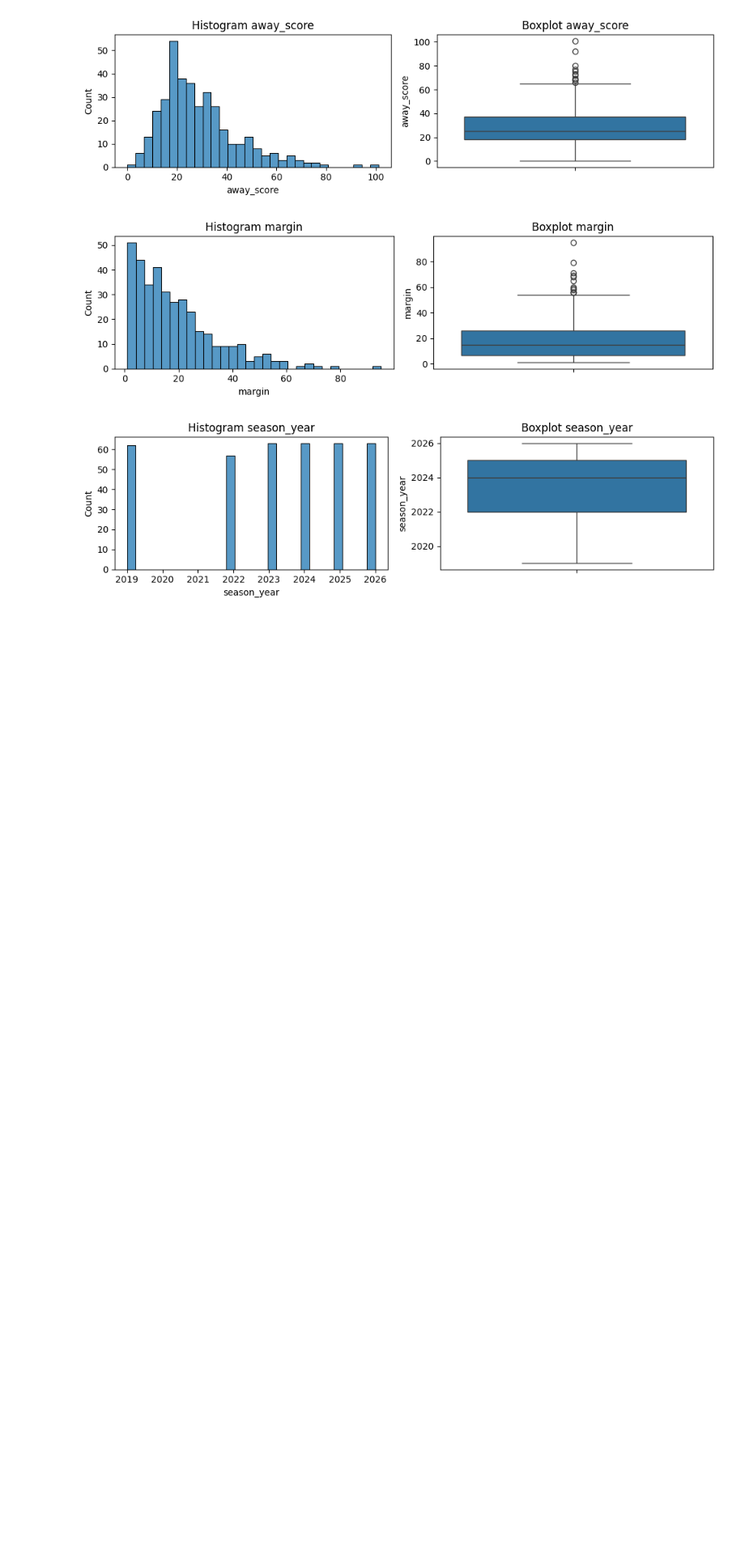
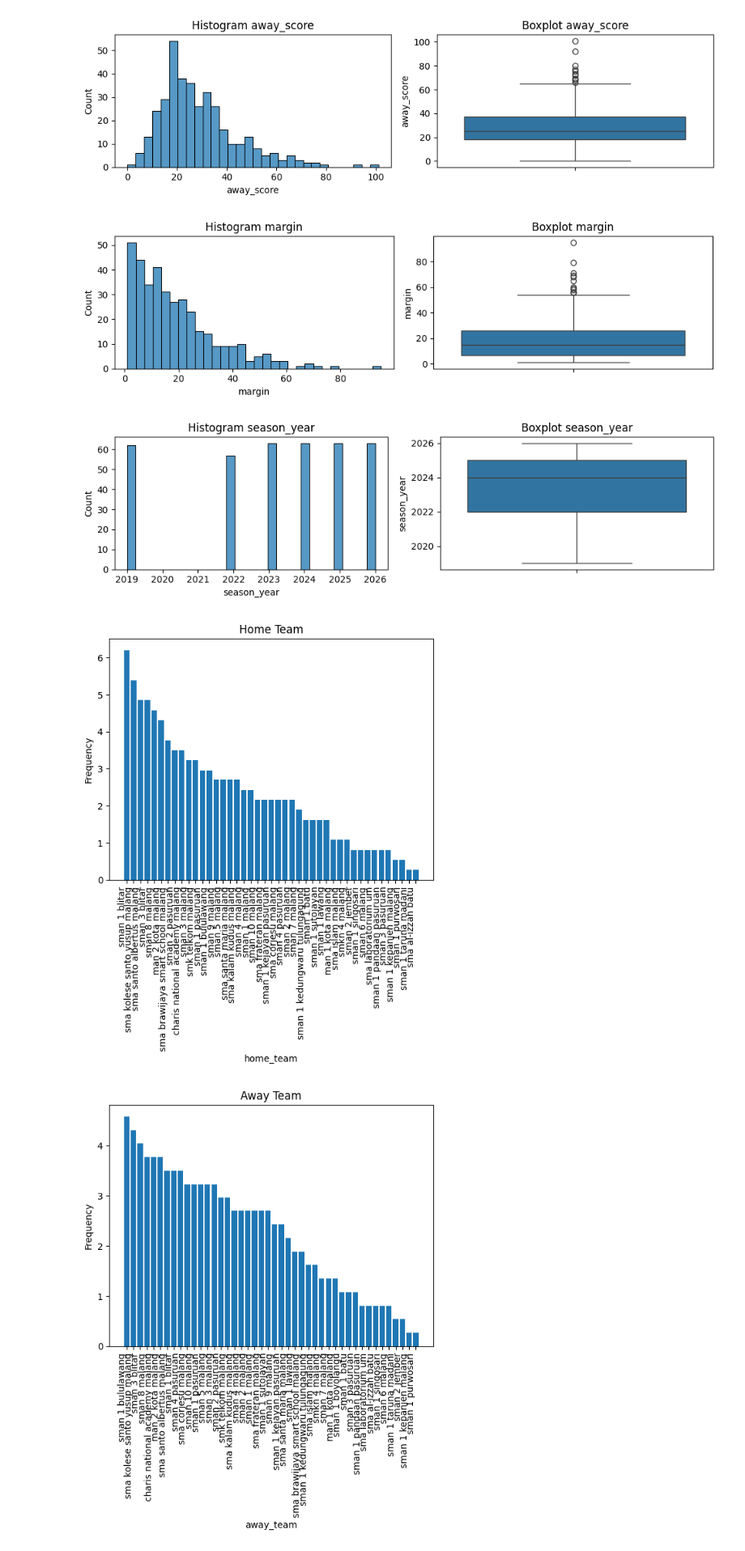
Before and after one commit to RAFAELSFIX10SMBR/datascience-portofolio, a Jupyter notebook: DBL_Predictor.ipynb, the cells around one changed output. Shown at 81% size. Cells and saved outputs as stored; diff of their text form; code cells hidden in the pictures; blank space fills up the shorter version.

```diff
--- a/DBL_Predictor.ipynb
+++ b/DBL_Predictor.ipynb
@@ -362,3 +362,23 @@ for col in num_cols:
 [figure]
 [figure]
 [figure]
+# %%
+#univariate kategorikal
+def bar_pct(home_team,away_team):
+  vc = home_team.value_counts(dropna=False)
+  pct = (vc/len(home_team)*100).round(2)
+  plt.figure()
+  plt.bar(vc.index.astype(str), pct.values)
+  plt.title(away_team)
+  plt.xlabel(home_team.name)
+  plt.ylabel('Frequency')
+  plt.xticks(rotation=90,ha='right')
+  plt.show()
+
+bar_pct(df['home_team'],'Home Team')
+bar_pct(df['away_team'],'Away Team')
+bar_pct(df['winner'],'Winner')
+bar_pct(df['round'],'Round')
+# %% [output]
+[figure, added]
+[figure, added]
```
Also changed, not shown: parts of 5 cells of this notebook.
